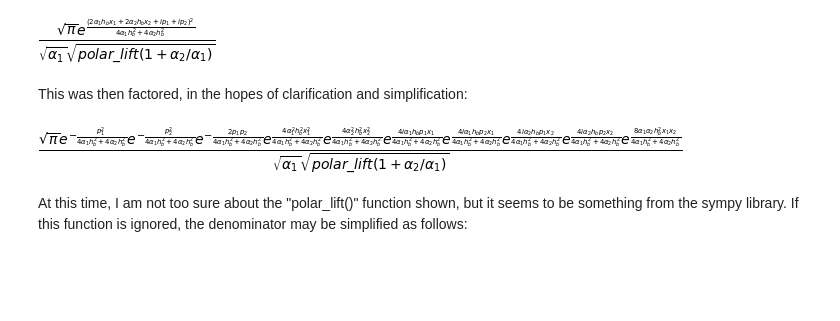
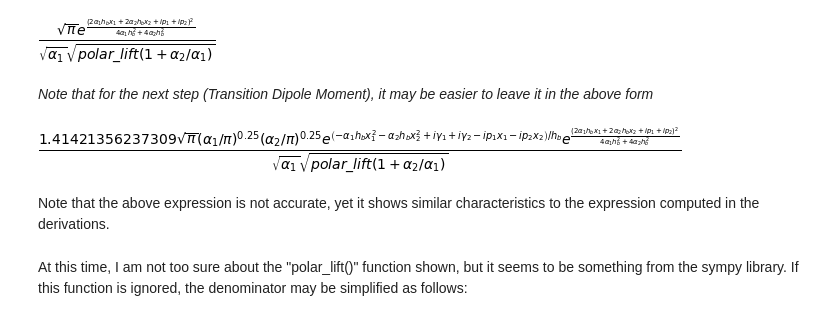
Before and after one commit to liz-stippell/Pysces, a Jupyter notebook: gaussian_wavepackets.ipynb, the cells around one changed output. Saved outputs shown, nothing was run; the diff lists cells and outputs as text; code cells hidden in the pictures; blank space fills up the shorter version.

Commit message:
Changed Transition Dipole Moment

```diff
--- a/gaussian_wavepackets.ipynb
+++ b/gaussian_wavepackets.ipynb
@@ -77,12 +83,14 @@ B = (sqrt(pi)*exp((2*alpha_1*h_b*x_1 + 2*alpha_2*h_b*x_2 + I*p_1 + I*p_2)**2/(4*
 B
 # %% [output]
 [figure]
-# %% [markdown]
-This was then factored, in the hopes of clarification and simplification:
-# %%
-factor(B)
-# %% [output]
-[figure, removed]
+# %% [markdown]
+*Note that for the next step (Transition Dipole Moment), it may be easier to leave it in the above form*
+# %%
+simplify(Const)*B
+# %% [output]
+[figure, added]
+# %% [markdown]
+Note that the above expression is not accurate, yet it shows similar characteristics to the expression computed in the derivations.
 # %% [markdown]
 At this time, I am not too sure about the "polar_lift()" function shown, but it seems to be something from the sympy library. If this function is ignored, the denominator may be simplified as follows:
 # %%
```
Also changed, not shown: parts of 20 cells of this notebook.
